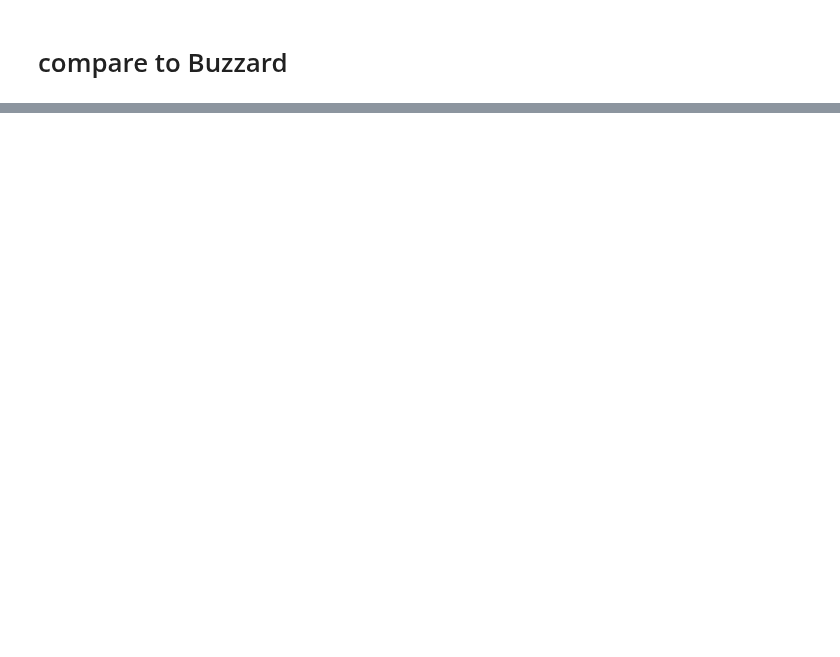
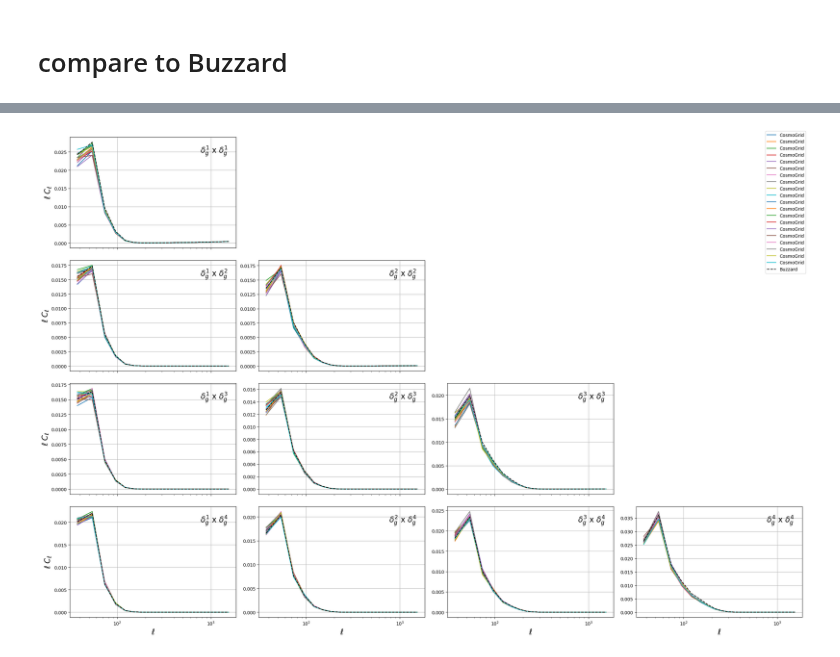
Before and after one commit to des-science/multiprobe-simulation-forward-model, a Jupyter notebook: notebooks/observation/cosmogrid_close_to_buzzard.ipynb, the cells around one changed output, grey strips where cells are left out. Saved outputs shown, nothing was run; the diff lists cells and outputs as text; code cells hidden in the pictures; blank space fills up the shorter version.

Commit message:
added notebook to repeat the test for the CosmoGrid fiducial Instead of Buzzard

```diff
--- a/notebooks/observation/cosmogrid_close_to_buzzard.ipynb
+++ b/notebooks/observation/cosmogrid_close_to_buzzard.ipynb
@@ -137,6 +152,6 @@ dlss_conf = configuration.load_deep_lss_config(
 cosmogrid_dir = "/global/cfs/cdirs/des/cosmogrid/processed/v11desy3/CosmoGrid/bary/grid"
 base_dir = "/pscratch/sd/a/athomsen/v11desy3/v14/extended"
 
-with_lensing = True
+with_lensing = False
 with_clustering = True
 # %% [output]
@@ -319,0 +496,16 @@ ax.plot(buzzard_cls_clustering, color="k", linestyle=":")
+# %%
+def reshape_full_cls(obs_cls, with_lensing=True, with_clustering=True, concat_bins=True):
+    obs_cls_reshaped = np.stack(np.split(obs_cls, 36, axis=-1), axis=-1)
+
+    total_indices, names = cross_statistics.get_cross_bin_indices(
+        with_lensing=with_lensing, with_clustering=with_clustering, with_cross_z=True,
+    )
+    obs_cls_selected = obs_cls_reshaped[:,total_indices]
+
+    if concat_bins:
+        obs_cls_selected = np.concatenate([obs_cls_selected[..., i] for i in range(obs_cls_selected.shape[-1])], axis=-1)
+
+    return obs_cls_selected
+
+def reshape_probe_cls(obs_cls):
+    return np.stack(np.split(obs_cls, 10, axis=-1), axis=-1)
@@ -319,0 +535,62 @@ ax.plot(buzzard_cls_clustering, color="k", linestyle=":")
+# %%
+remove_l_min = True
+figsize = (24, 16)
+fig, ax = plt.subplots(figsize=figsize, nrows=n_z, ncols=n_z, sharex=True, sharey=False)
+
+for k, bin_name in enumerate(bin_names):
+    j, i = int(bin_name[-3]), int(bin_name[-1])
+    if not with_lensing_plot and with_clustering_plot:
+        i -= 4
+        j -= 4
+
+    current_bins = bins[1:]
+    current_cosmogrid = cosmogrid_cls_reshaped[:, :, k].T
+    current_buzzard = buzzard_cls_reshaped[:, k]
+
+    if remove_l_min:
+        current_bins = bins[5:]
+        current_cosmogrid = current_cosmogrid[4:]
+        current_buzzard = current_buzzard[4:]
+    else:
+        current_bins = bins[1:]
+
+    if i == 0:
+        ax[i,j].plot(current_bins, current_bins[:,np.newaxis] * current_cosmogrid, alpha=1.0, label="CosmoGrid")
+        ax[i,j].plot(current_bins, current_bins * current_buzzard, color="k", alpha=1.0, linestyle="--", label="Buzzard")
+    else:
+        ax[i,j].plot(current_bins, current_bins[:,np.newaxis] * current_cosmogrid, alpha=1.0)
+        ax[i,j].plot(current_bins, current_bins * current_buzzard, color="k", alpha=1.0, linestyle="--")
+
+    # label
+    bin_i = rf"\delta_g^{i+1}"
+    bin_j = rf"\delta_g^{j+1}"
+    bin_label = f"${bin_j}$ x ${bin_i}$"
+    ax[i, j].text(
+        0.95, 0.93, bin_label,
+        transform=ax[i, j].transAxes,
+        fontsize='xx-large',
+        ha='right', va='top'
+    )
+
+    # cosmetics
+    ax[i, j].set_box_aspect(2 / 3)
+    ax[i, j].grid(True, zorder=0)
+    ax[i, j].set(xscale="log")
+    if i == n_z - 1:
+        ax[i, j].set_xlabel(r"$\ell$", fontsize="xx-large")
+    if j == 0:
+        ax[i, j].set_ylabel(r"$\ell \; C_\ell$", fontsize="xx-large")
+
+# Turn off upper triangle
+for i in range(n_z):
+    for j in range(i + 1, n_z):
+        ax[i, j].axis('off')
+
+fig.legend()
+fig.tight_layout()
+
+# fig.savefig(f"plots/cls_test_Buzzard_{i_buzzard}.png", bbox_inches="tight", dpi=100)
+# fig.savefig(f"plots/cls_test_Buzzard_mean.png", bbox_inches="tight", dpi=100)
+fig.savefig(f"plots/cls_test_Buzzard_stack.png", bbox_inches="tight", dpi=100)
+# %% [output]
+[figure, added]
```
Also changed, not shown: parts of 26 cells of this notebook.
